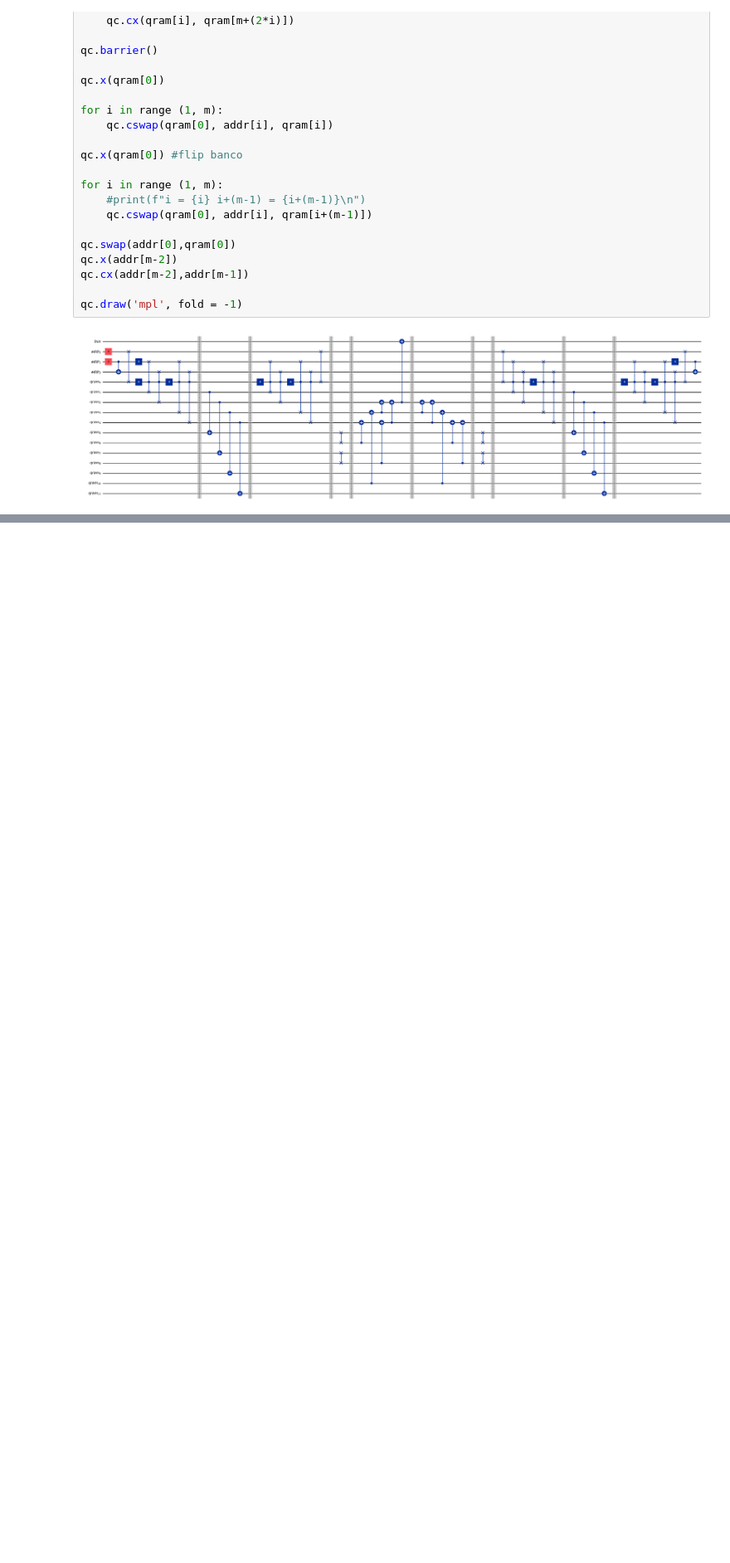
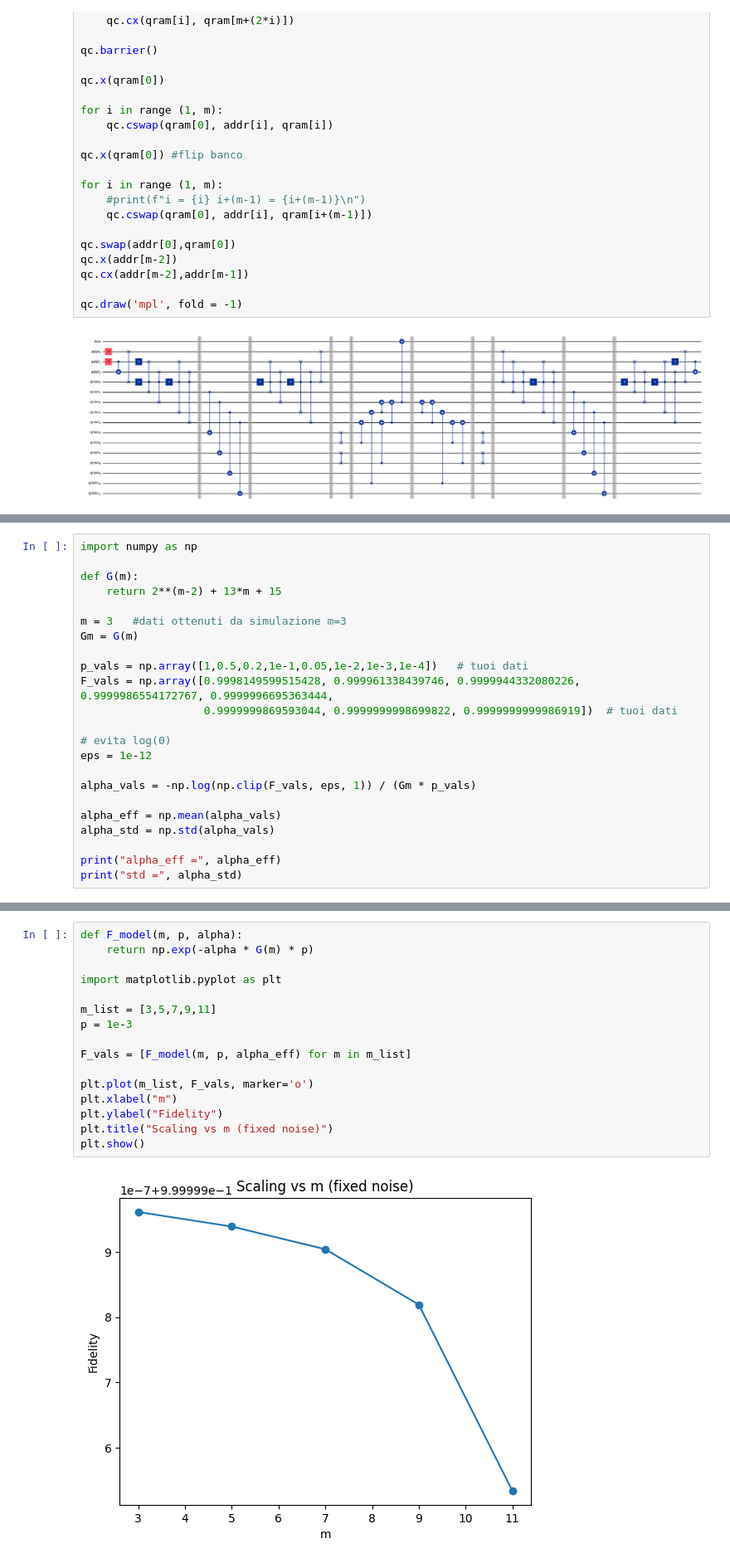
Before and after one commit to emanarratone/QRam, a Jupyter notebook: origin-general.ipynb, the cells around one changed output, grey strips where cells are left out. Shown at 83% size. Drawn from its saved outputs; the diff is of its cells as text; blank space fills up the shorter version.

```diff
--- a/origin-general.ipynb
+++ b/origin-general.ipynb
@@ -158,0 +245,23 @@ qc.draw('mpl', fold = -1)
+# %%
+import numpy as np
+
+def G(m):
+    return 2**(m-2) + 13*m + 15
+
+m = 3   #dati ottenuti da simulazione m=3
+Gm = G(m)
+
+p_vals = np.array([1,0.5,0.2,1e-1,0.05,1e-2,1e-3,1e-4])   # tuoi dati
+F_vals = np.array([0.9998149599515428, 0.999961338439746, 0.9999944332080226, 0.9999986554172767, 0.9999996695363444,
+                   0.9999999869593044, 0.9999999998699822, 0.9999999999986919])  # tuoi dati
+
+# evita log(0)
+eps = 1e-12
+
+alpha_vals = -np.log(np.clip(F_vals, eps, 1)) / (Gm * p_vals)
+
+alpha_eff = np.mean(alpha_vals)
+alpha_std = np.std(alpha_vals)
+
+print("alpha_eff =", alpha_eff)
+print("std =", alpha_std)
@@ -158,0 +271,18 @@ qc.draw('mpl', fold = -1)
+# %%
+def F_model(m, p, alpha):
+    return np.exp(-alpha * G(m) * p)
+
+import matplotlib.pyplot as plt
+
+m_list = [3,5,7,9,11]
+p = 1e-3
+
+F_vals = [F_model(m, p, alpha_eff) for m in m_list]
+
+plt.plot(m_list, F_vals, marker='o')
+plt.xlabel("m")
+plt.ylabel("Fidelity")
+plt.title("Scaling vs m (fixed noise)")
+plt.show()
+# %% [output]
+[figure, added]
```
Also changed, not shown: parts of 11 cells of this notebook, 2 other files.
